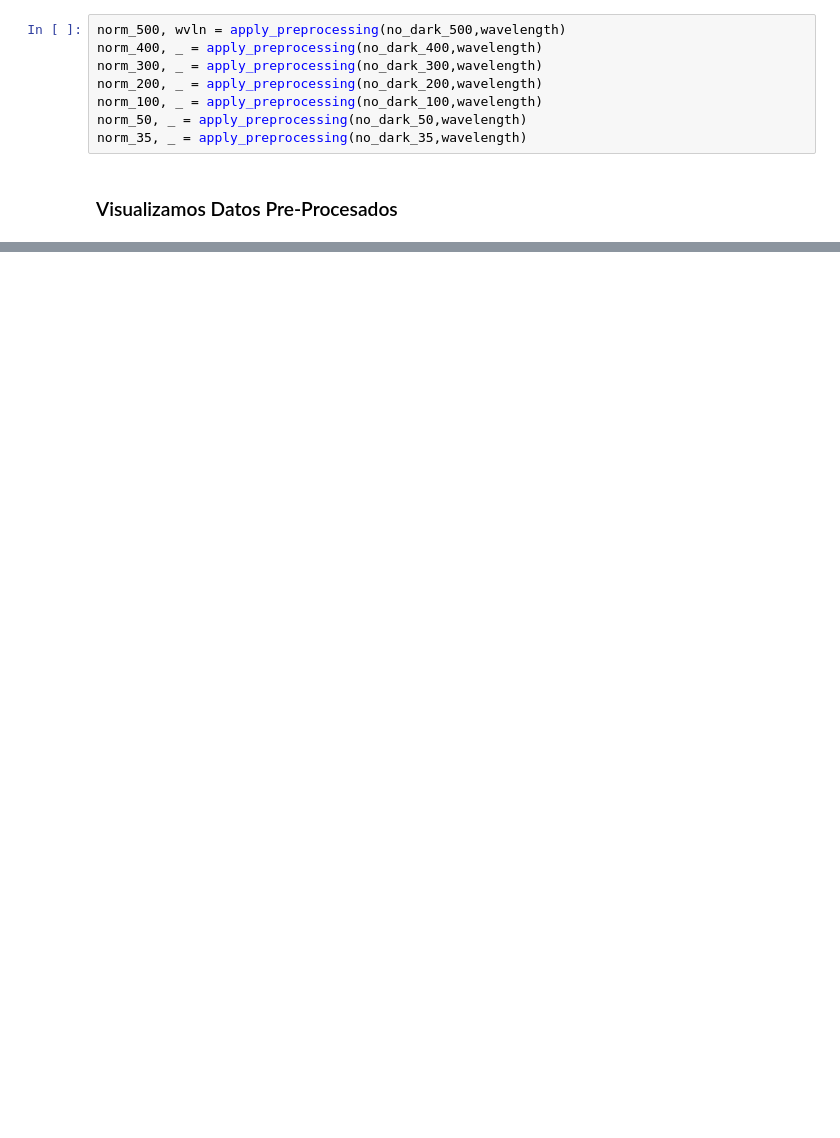
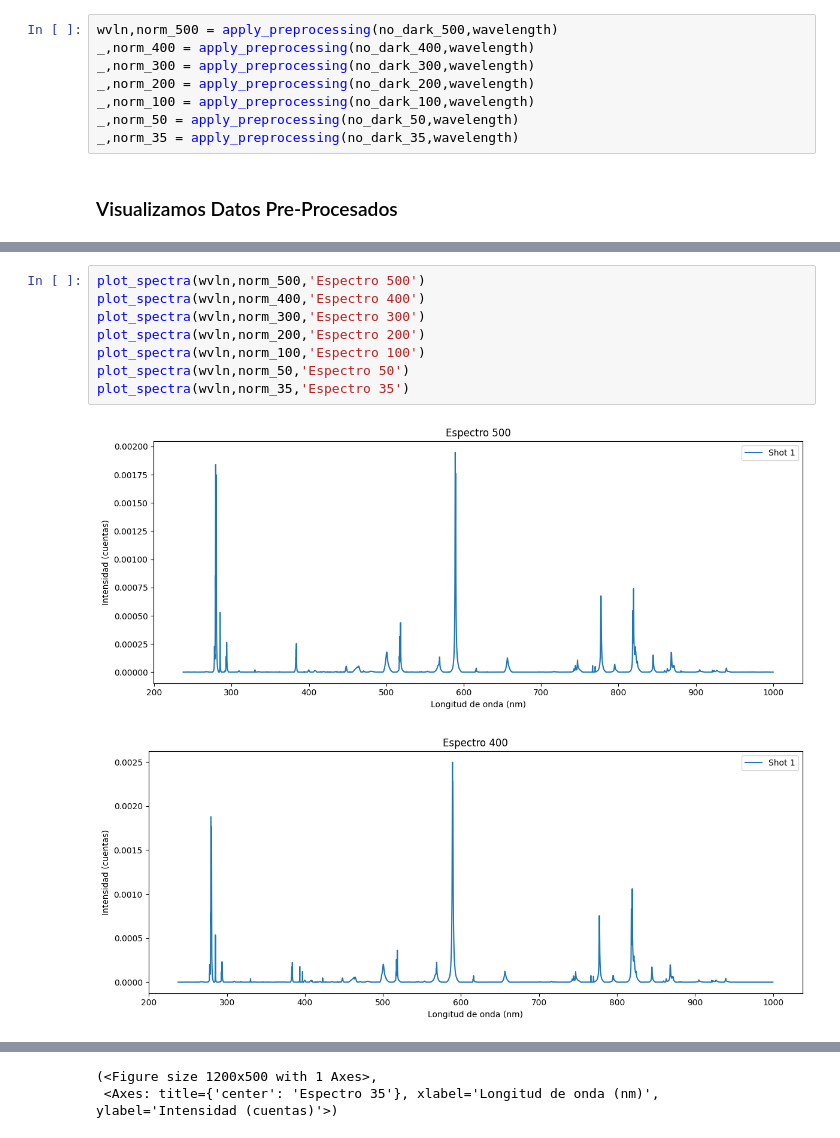
Before and after one commit to elsamoreno/LIBS_QUANTIFICATION_INTA, a Jupyter notebook: Fist_Pellet_Analysis_and_Learning_Code/Integration_Time_test.ipynb, the cells around one changed output, grey strips where cells are left out. Drawn from its saved outputs; the diff is of its cells as text; blank space fills up the shorter version.

```diff
--- a/Fist_Pellet_Analysis_and_Learning_Code/Integration_Time_test.ipynb
+++ b/Fist_Pellet_Analysis_and_Learning_Code/Integration_Time_test.ipynb
@@ -65,13 +83,13 @@ TypeError: 'list' object cannot be interpreted as an integer
 # %% [markdown]
 ## Pre-Procesamos
 # %%
-norm_500, wvln = apply_preprocessing(no_dark_500,wavelength)
-norm_400, _ = apply_preprocessing(no_dark_400,wavelength)
-norm_300, _ = apply_preprocessing(no_dark_300,wavelength)
-norm_200, _ = apply_preprocessing(no_dark_200,wavelength)
-norm_100, _ = apply_preprocessing(no_dark_100,wavelength)
-norm_50, _ = apply_preprocessing(no_dark_50,wavelength)
-norm_35, _ = apply_preprocessing(no_dark_35,wavelength)
+wvln,norm_500 = apply_preprocessing(no_dark_500,wavelength)
+_,norm_400 = apply_preprocessing(no_dark_400,wavelength)
+_,norm_300 = apply_preprocessing(no_dark_300,wavelength)
+_,norm_200 = apply_preprocessing(no_dark_200,wavelength)
+_,norm_100 = apply_preprocessing(no_dark_100,wavelength)
+_,norm_50 = apply_preprocessing(no_dark_50,wavelength)
+_,norm_35 = apply_preprocessing(no_dark_35,wavelength)
 # %% [markdown]
 ### Visualizamos Datos Pre-Procesados
 # %%
@@ -81,0 +104,11 @@ plot_spectra(x,y,'Espectro procesado según tiempo de integración', nombres=nom
+# %%
+plot_spectra(wvln,norm_500,'Espectro 500')
+plot_spectra(wvln,norm_400,'Espectro 400')
+plot_spectra(wvln,norm_300,'Espectro 300')
+plot_spectra(wvln,norm_200,'Espectro 200')
+plot_spectra(wvln,norm_100,'Espectro 100')
+plot_spectra(wvln,norm_50,'Espectro 50')
+plot_spectra(wvln,norm_35,'Espectro 35')
+# %% [output]
+[figure, added]
+[figure, added]
@@ -81,0 +120,2 @@ plot_spectra(x,y,'Espectro procesado según tiempo de integración', nombres=nom
+(<Figure size 1200x500 with 1 Axes>,
+ <Axes: title={'center': 'Espectro 35'}, xlabel='Longitud de onda (nm)', ylabel='Intensidad (cuentas)'>)
```
Also changed, not shown: parts of 7 cells of this notebook, 1 other file.
